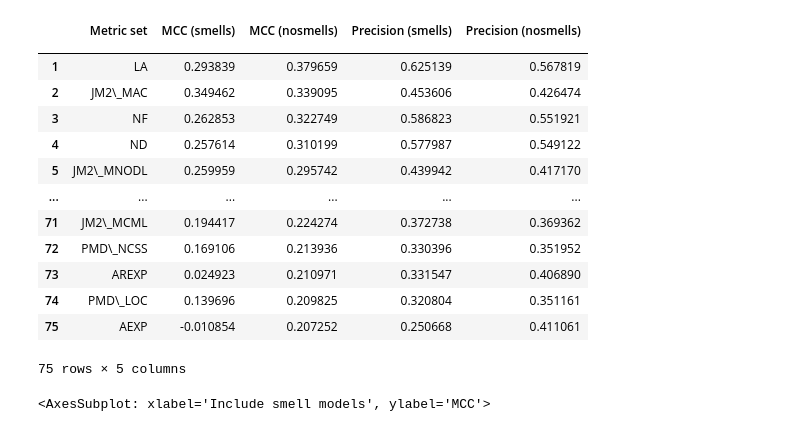
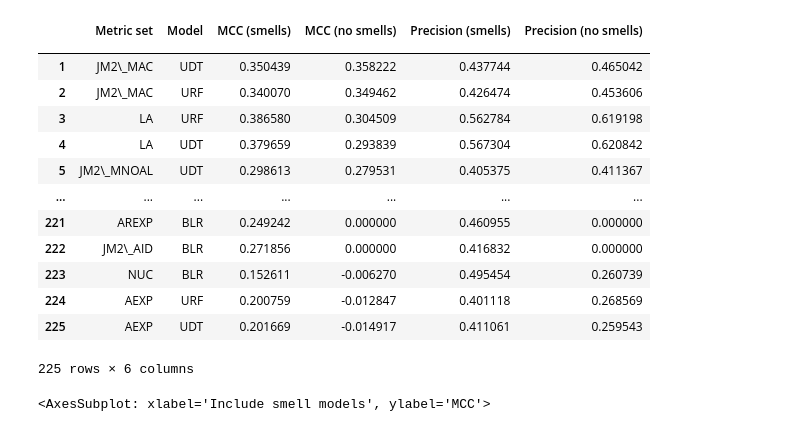
Before and after one commit to tlewowski/defect-prediction, a Jupyter notebook: manual_analysis/single_metric/defect-performance-single-metric.ipynb, the cells around one changed output. Drawn from its saved outputs; the diff is of its cells as text; code cells hidden in the pictures.

```diff
--- a/manual_analysis/single_metric/defect-performance-single-metric.ipynb
+++ b/manual_analysis/single_metric/defect-performance-single-metric.ipynb
@@ -2,6 +2,16 @@
 import string
 
 import pandas as pd
+MODEL_NAME_MAPPING = {
+    "basic-linear-ridge": "BLR",
+    "unscaled-linear": "ULR",
+    "basic-randomforest": "BRF",
+    "unscaled-randomforest": "URF",
+    "unscaled-decisiontree": "UDT",
+    "basic-adaboost": "BAB",
+    "basic-gradientboost": "BGB"
+}
+
 
 partial_results = [
     "../../data/experiment2-final/r_1.csv",
@@ -12,8 +22,6 @@ partial_results = [
 
 results = pd.concat([pd.read_csv(filepath_or_buffer=p, sep=',') for p in partial_results])
 
-description = results.groupby(["model_type", "metric_set", "smell_models"]).describe()
-
-description = results.filter(["metric_set", "smell_models", "real_mcc", "real_precision"]).groupby(["metric_set", "smell_models"]).describe()
+description = results.filter(["metric_set", "smell_models", "model_type", "real_mcc", "real_precision"]).groupby(["metric_set", "smell_models", "model_type"]).describe()
 description
 # %% [output]
@@ -35,52 +43,53 @@ description
 # %%
 import string
 
 series = description.filter([("real_mcc", "50%"), ("real_precision", "50%")]).reset_index()
 series["MCC"] = series[("real_mcc", "50%")]
 series["Precision"] = series[("real_precision", "50%")]
 series = series.drop(columns=[("real_mcc", "50%"), ("real_precision", "50%")])
 
 incl_smells = series[series["smell_models"] == True].drop(columns=["smell_models"])
 excl_smells = series[series["smell_models"] == False].drop(columns=["smell_models"])
 
-final_series = incl_smells.merge(excl_smells, on="metric_set", suffixes=(" (nosmells)", " (smells)"))
+final_series = incl_smells.merge(excl_smells, on=("metric_set", "model_type"), suffixes=(" (smells)", " (no smells)"))
 
-final_series = final_series[["metric_set", "MCC (smells)", "MCC (nosmells)", "Precision (smells)", "Precision (nosmells)"]]
+final_series = final_series[["metric_set", "model_type", "MCC (smells)", "MCC (no smells)", "Precision (smells)", "Precision (no smells)"]]
 final_series["metric_set"] = final_series["metric_set"].map(lambda x: x.replace("JAVAMETRICS", "JM"))
 final_series["metric_set"] = final_series["metric_set"].map(lambda x: x.replace("_", "\\_"))
 
+final_series["model_type"] = final_series["model_type"].map(MODEL_NAME_MAPPING)
+
 remove_lowercase = str.maketrans('','', string.ascii_lowercase)
 final_series["metric_set"] = final_series["metric_set"].map(lambda x: x.upper() if x.islower() else x.translate(remove_lowercase))
+final_series = final_series.rename(columns={"model_type": "Model", "metric_set": "Metric set"})
 
-final_series = final_series.rename(columns={"metric_set": "Metric set"})
-
-final_series = final_series.sort_values(by=['MCC (nosmells)'], ascending=False)
+final_series = final_series.sort_values(by=['MCC (no smells)'], ascending=False)
 
 final_series = final_series.reset_index(drop=True)
 final_series.index += 1
 final_series.style.to_latex(
     buf="performance-metrics-single.tex",
     caption="Prediction performance measures for single metric scenario",
     label="Appendix:DataTableSingle",
     environment = "longtable"
 )
 
 final_series
 # %% [output]
-|  | Metric set | MCC (smells) | MCC (nosmells) | Precision (smells) | Precision (nosmells) |
-|  |  |  |  |  |  |
-| 1 | LA | 0.293839 | 0.379659 | 0.625139 | 0.567819 |
-| 2 | JM2\_MAC | 0.349462 | 0.339095 | 0.453606 | 0.426474 |
-| 3 | NF | 0.262853 | 0.322749 | 0.586823 | 0.551921 |
-| 4 | ND | 0.257614 | 0.310199 | 0.577987 | 0.549122 |
-| 5 | JM2\_MNODL | 0.259959 | 0.295742 | 0.439942 | 0.417170 |
-| ... | ... | ... | ... | ... | ... |
-| 71 | JM2\_MCML | 0.194417 | 0.224274 | 0.372738 | 0.369362 |
-| 72 | PMD\_NCSS | 0.169106 | 0.213936 | 0.330396 | 0.351952 |
-| 73 | AREXP | 0.024923 | 0.210971 | 0.331547 | 0.406890 |
-| 74 | PMD\_LOC | 0.139696 | 0.209825 | 0.320804 | 0.351161 |
-| 75 | AEXP | -0.010854 | 0.207252 | 0.250668 | 0.411061 |
+|  | Metric set | Model | MCC (smells) | MCC (no smells) | Precision (smells) | Precision (no smells) |
+|  |  |  |  |  |  |  |
+| 1 | JM2\_MAC | UDT | 0.350439 | 0.358222 | 0.437744 | 0.465042 |
+| 2 | JM2\_MAC | URF | 0.340070 | 0.349462 | 0.426474 | 0.453606 |
+| 3 | LA | URF | 0.386580 | 0.304509 | 0.562784 | 0.619198 |
+| 4 | LA | UDT | 0.379659 | 0.293839 | 0.567304 | 0.620842 |
+| 5 | JM2\_MNOAL | UDT | 0.298613 | 0.279531 | 0.405375 | 0.411367 |
+| ... | ... | ... | ... | ... | ... | ... |
+| 221 | AREXP | BLR | 0.249242 | 0.000000 | 0.460955 | 0.000000 |
+| 222 | JM2\_AID | BLR | 0.271856 | 0.000000 | 0.416832 | 0.000000 |
+| 223 | NUC | BLR | 0.152611 | -0.006270 | 0.495454 | 0.260739 |
+| 224 | AEXP | URF | 0.200759 | -0.012847 | 0.401118 | 0.268569 |
+| 225 | AEXP | UDT | 0.201669 | -0.014917 | 0.411061 | 0.259543 |
-75 rows × 5 columns
+225 rows × 6 columns
 # %%
 import seaborn as sns
 
```
Also changed, not shown: parts of 6 cells of this notebook, 3 other files.
